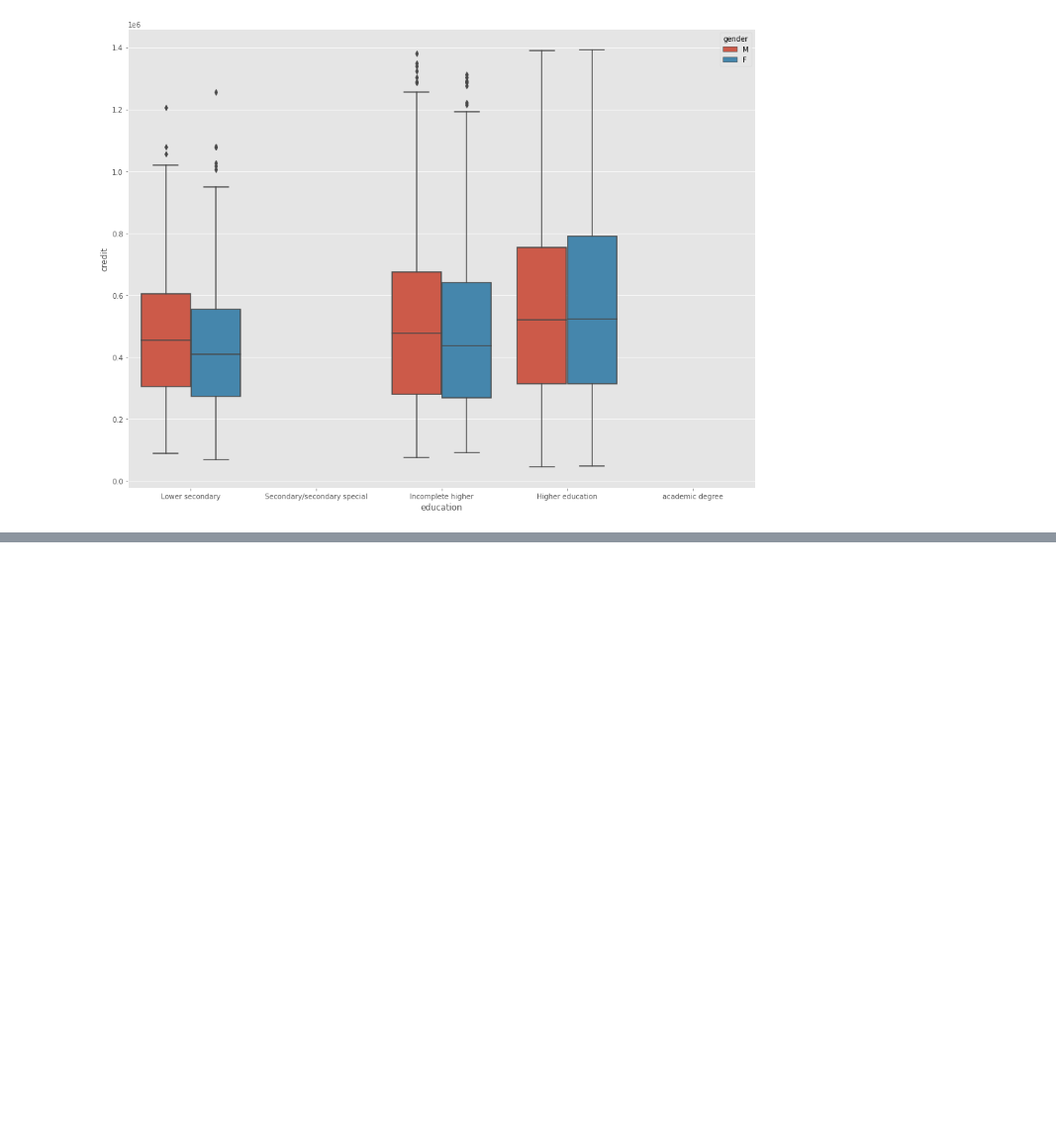
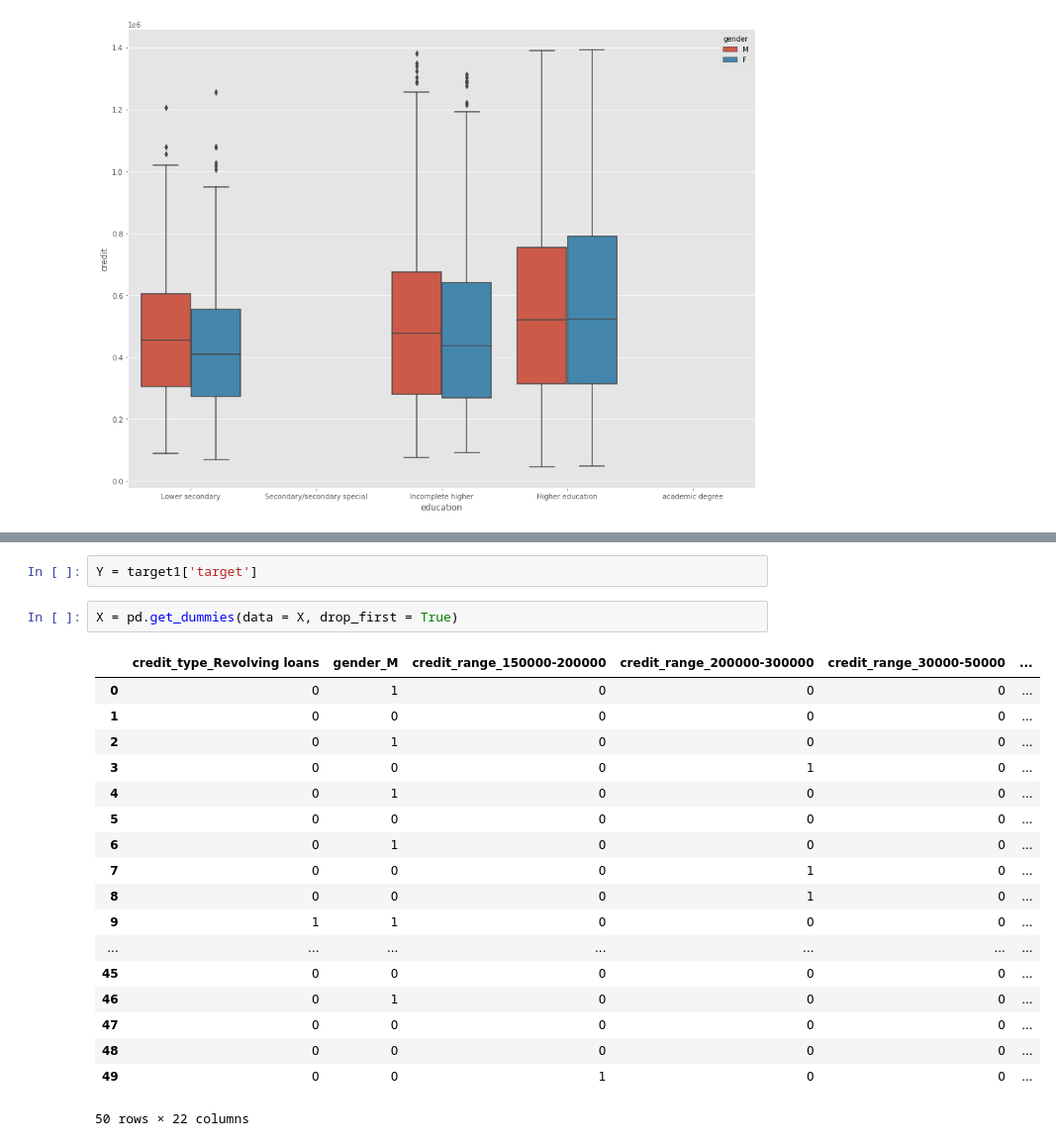
Before and after one commit to LenaChretien/Credit-Card-Fraud, a Jupyter notebook: General Data exploration.ipynb, the cells around one changed output, grey strips where cells are left out. Shown at 99% size. Cells and saved outputs as stored; diff of their text form; blank space fills up the shorter version.

```diff
--- a/General Data exploration.ipynb
+++ b/General Data exploration.ipynb
@@ -517,0 +544,23 @@ sns.boxplot(data = target1, x = 'education', y = 'credit', hue = 'gender',\
+# %%
+Y = target1['target']
+# %%
+X = pd.get_dummies(data = X, drop_first = True)
+# %% [output]
+|  | credit_type_Revolving loans | gender_M | credit_range_150000-200000 | credit_range_200000-300000 | credit_range_30000-50000 | ... |
+| 0 | 0 | 1 | 0 | 0 | 0 | ... |
+| 1 | 0 | 0 | 0 | 0 | 0 | ... |
+| 2 | 0 | 1 | 0 | 0 | 0 | ... |
+| 3 | 0 | 0 | 0 | 1 | 0 | ... |
+| 4 | 0 | 1 | 0 | 0 | 0 | ... |
+| 5 | 0 | 0 | 0 | 0 | 0 | ... |
+| 6 | 0 | 1 | 0 | 0 | 0 | ... |
+| 7 | 0 | 0 | 0 | 1 | 0 | ... |
+| 8 | 0 | 0 | 0 | 1 | 0 | ... |
+| 9 | 1 | 1 | 0 | 0 | 0 | ... |
+| ... | ... | ... | ... | ... | ... | ... |
+| 45 | 0 | 0 | 0 | 0 | 0 | ... |
+| 46 | 0 | 1 | 0 | 0 | 0 | ... |
+| 47 | 0 | 0 | 0 | 0 | 0 | ... |
+| 48 | 0 | 0 | 0 | 0 | 0 | ... |
+| 49 | 0 | 0 | 1 | 0 | 0 | ... |
+50 rows × 22 columns
```
Also changed, not shown: parts of 7 cells of this notebook, 2 other files.
